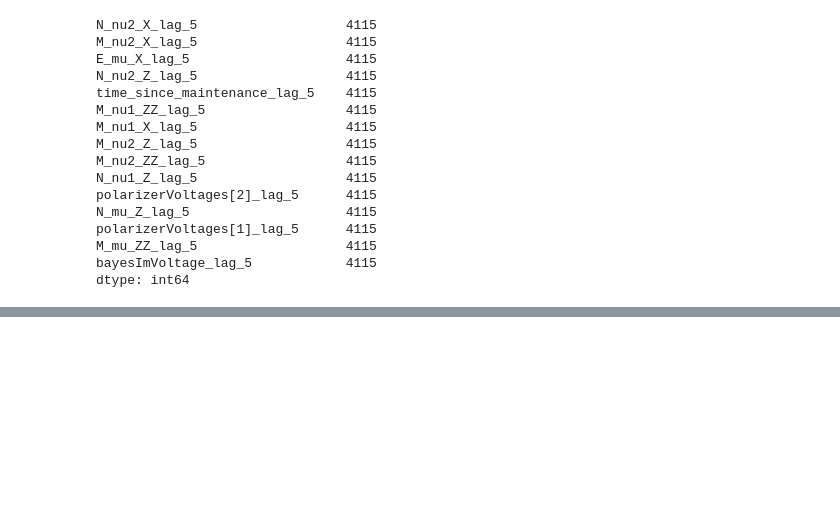
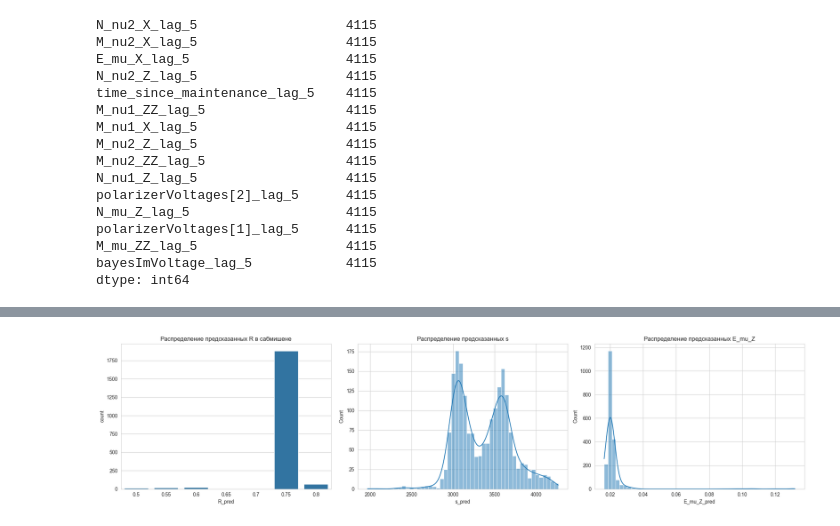
Before and after one commit to jmihan/aidao-hack, a Jupyter notebook: notebooks/eda_processed.ipynb, the cells around one changed output, grey strips where cells are left out. Cells and saved outputs as stored; diff of their text form; code cells hidden in the pictures; blank space fills up the shorter version.

```diff
--- a/notebooks/eda_processed.ipynb
+++ b/notebooks/eda_processed.ipynb
@@ -371,0 +239,22 @@ else:
+# %%
+import pandas as pd
+import numpy as np
+import matplotlib.pyplot as plt
+import seaborn as sns
+
+sns.set_style("whitegrid")
+
+# Укажите путь к вашему файлу сабмишена
+submission_path = '../submissions/submission_risk_budget_t1_0.0298_t2_0.0771.csv' # Пример пути
+
+try:
+    df_sub = pd.read_csv(submission_path, header=None)
+    df_sub.columns = ['E_mu_Z_pred', 'R_pred', 's_pred', 'p_pred']
+    print(f"Файл '{submission_path}' успешно загружен.")
+
+    print("\n--- Описательные статистики для submission-файла ---")
+    display(df_sub.describe())
+
+except FileNotFoundError:
+    print(f"Ошибка: Файл не найден по пути '{submission_path}'.")
+    df_sub = None
@@ -371,0 +274,23 @@ else:
+# %%
+if df_sub is not None:
+    plt.figure(figsize=(20, 5))
+
+    # Распределение R
+    plt.subplot(1, 3, 1)
+    sns.countplot(x=df_sub['R_pred'], order=sorted(df_sub['R_pred'].unique()))
+    plt.title('Распределение предсказанных R в сабмишене')
+
+    # Распределение s
+    plt.subplot(1, 3, 2)
+    sns.histplot(df_sub['s_pred'], bins=50, kde=True)
+    plt.title('Распределение предсказанных s')
+
+    # Распределение E_mu_Z
+    plt.subplot(1, 3, 3)
+    sns.histplot(df_sub['E_mu_Z_pred'], bins=50, kde=True)
+    plt.title('Распределение предсказанных E_mu_Z')
+
+    plt.tight_layout()
+    plt.show()
+# %% [output]
+[figure, added]
```
Also changed, not shown: parts of 12 cells of this notebook.
